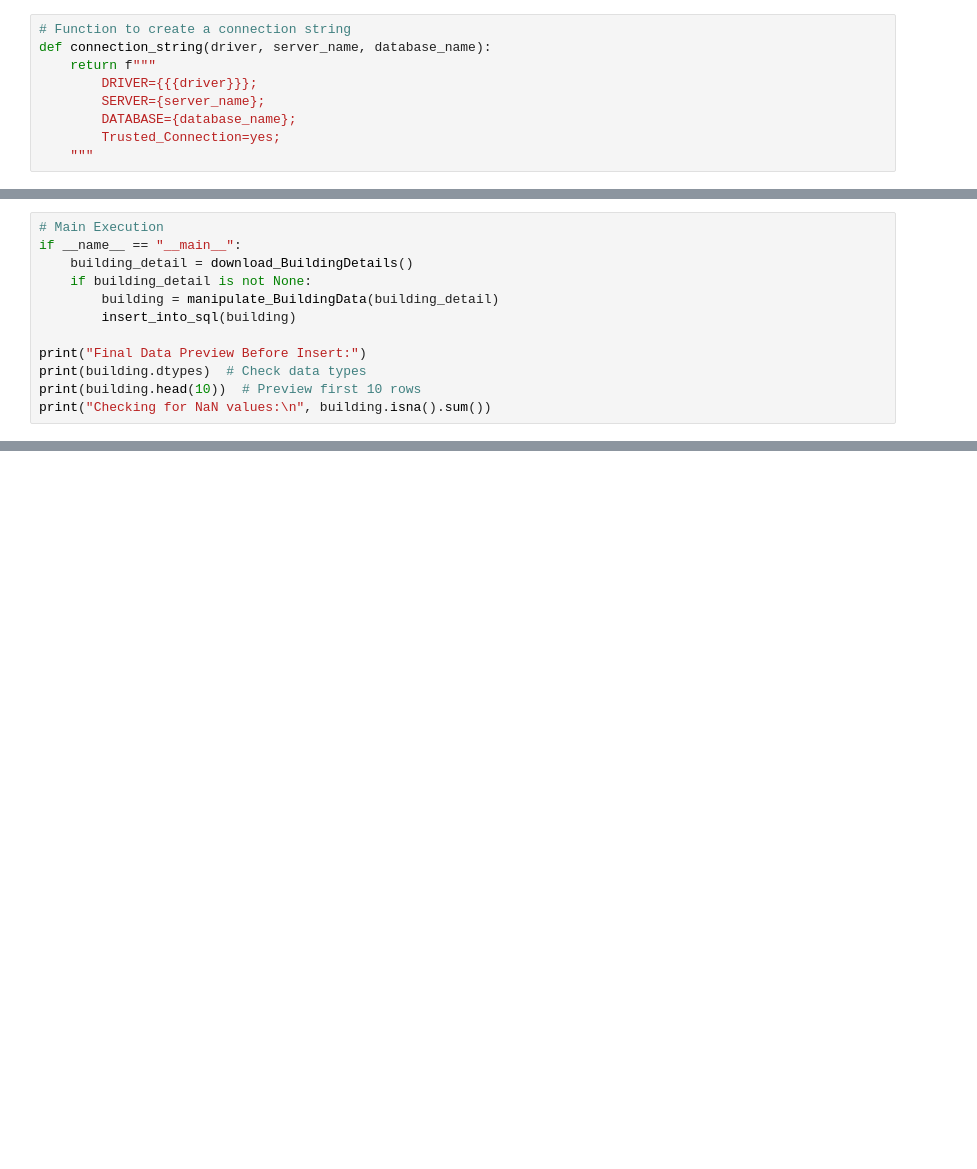
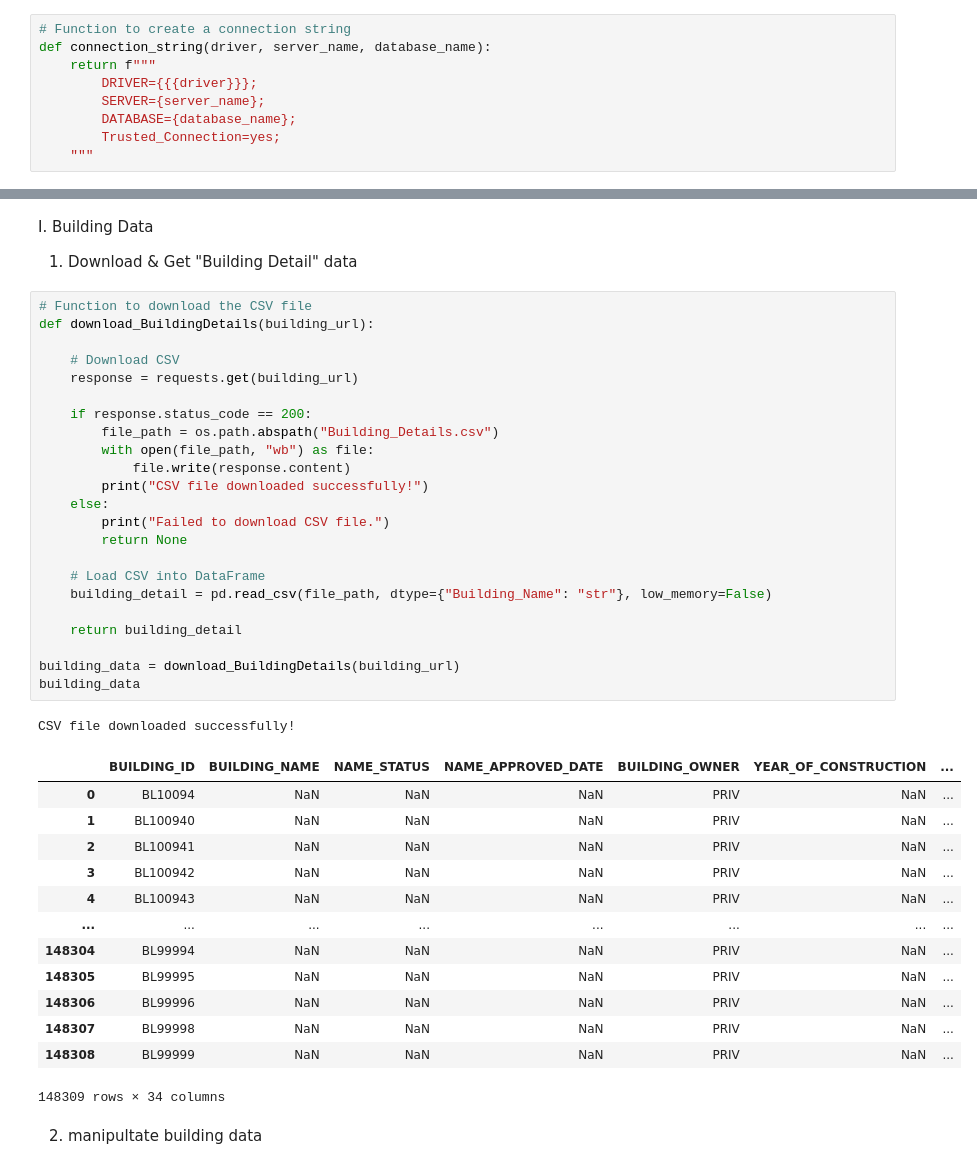
Before and after one commit to ChanyoungLee0476/HRM_EnergyConsumption, a Jupyter notebook: EnergyConsumption.ipynb, the cells around one changed output, grey strips where cells are left out. Drawn from its saved outputs; the diff is of its cells as text; blank space fills up the shorter version.

```diff
--- a/EnergyConsumption.ipynb
+++ b/EnergyConsumption.ipynb
@@ -270,12 +28,0 @@ dtype: int64
-# %%
-# Main Execution
-if __name__ == "__main__":
-    building_detail = download_BuildingDetails()
-    if building_detail is not None:
-        building = manipulate_BuildingData(building_detail)
-        insert_into_sql(building)
-
-print("Final Data Preview Before Insert:")
-print(building.dtypes)  # Check data types
-print(building.head(10))  # Preview first 10 rows
-print("Checking for NaN values:\n", building.isna().sum())
@@ -334,0 +37,43 @@ building_energy
+# %% [markdown]
+I. Building Data <br>
+1. Download & Get "Building Detail" data
+# %%
+# Function to download the CSV file
+def download_BuildingDetails(building_url):
+
+    # Download CSV
+    response = requests.get(building_url)
+
+    if response.status_code == 200:
+        file_path = os.path.abspath("Building_Details.csv")
+        with open(file_path, "wb") as file:
+            file.write(response.content)
+        print("CSV file downloaded successfully!")
+    else:
+        print("Failed to download CSV file.")
+        return None
+
+    # Load CSV into DataFrame
+    building_detail = pd.read_csv(file_path, dtype={"Building_Name": "str"}, low_memory=False)
+
+    return building_detail
+
+building_data = download_BuildingDetails(building_url)
+building_data
+# %% [output]
+CSV file downloaded successfully!
+|  | BUILDING_ID | BUILDING_NAME | NAME_STATUS | NAME_APPROVED_DATE | BUILDING_OWNER | YEAR_OF_CONSTRUCTION | ... |
+| 0 | BL10094 | NaN | NaN | NaN | PRIV | NaN | ... |
+| 1 | BL100940 | NaN | NaN | NaN | PRIV | NaN | ... |
+| 2 | BL100941 | NaN | NaN | NaN | PRIV | NaN | ... |
+| 3 | BL100942 | NaN | NaN | NaN | PRIV | NaN | ... |
+| 4 | BL100943 | NaN | NaN | NaN | PRIV | NaN | ... |
+| ... | ... | ... | ... | ... | ... | ... | ... |
+| 148304 | BL99994 | NaN | NaN | NaN | PRIV | NaN | ... |
+| 148305 | BL99995 | NaN | NaN | NaN | PRIV | NaN | ... |
+| 148306 | BL99996 | NaN | NaN | NaN | PRIV | NaN | ... |
+| 148307 | BL99998 | NaN | NaN | NaN | PRIV | NaN | ... |
+| 148308 | BL99999 | NaN | NaN | NaN | PRIV | NaN | ... |
+148309 rows × 34 columns
+# %% [markdown]
+2. manipultate building data
```
Also changed, not shown: parts of 29 cells of this notebook, 9 other files.
